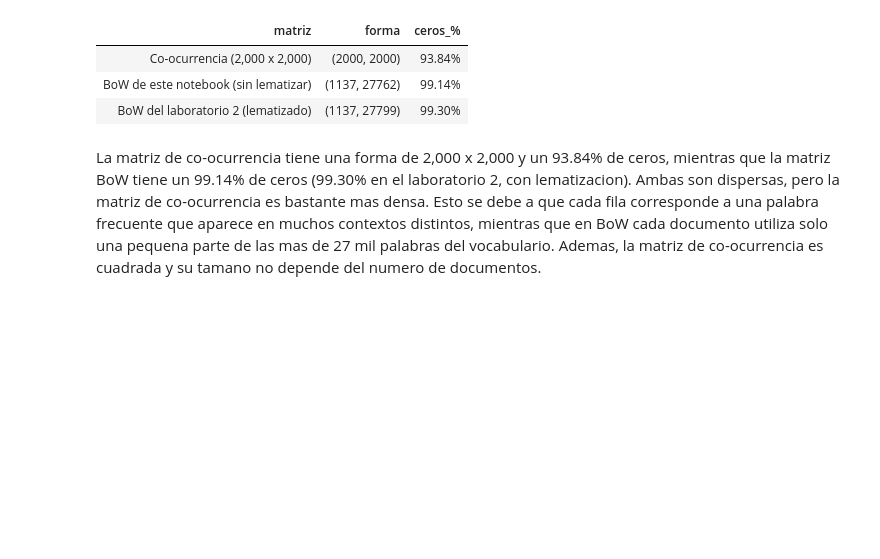
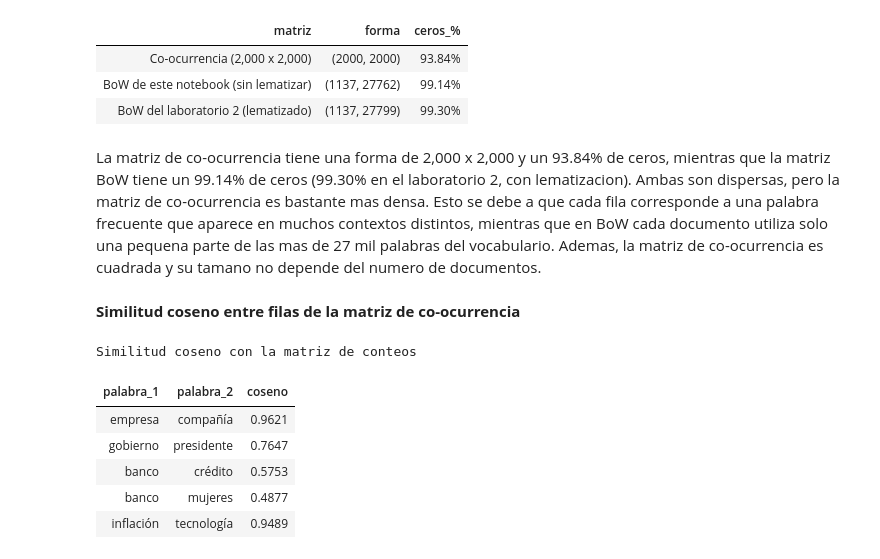
Before and after one commit to JuanDi37/NLP-laboratorio-9, a Jupyter notebook: Laboratorio9.ipynb, the cells around one changed output. Drawn from its saved outputs; the diff is of its cells as text; code cells hidden in the pictures; blank space fills up the shorter version.

```diff
--- a/Laboratorio9.ipynb
+++ b/Laboratorio9.ipynb
@@ -462,3 +462,44 @@ Dispersión de las matrices
 | BoW del laboratorio 2 (lematizado) | (1137, 27799) | 99.30% |
 # %% [markdown]
 La matriz de co-ocurrencia tiene una forma de 2,000 x 2,000 y un 93.84% de ceros, mientras que la matriz BoW tiene un 99.14% de ceros (99.30% en el laboratorio 2, con lematizacion). Ambas son dispersas, pero la matriz de co-ocurrencia es bastante mas densa. Esto se debe a que cada fila corresponde a una palabra frecuente que aparece en muchos contextos distintos, mientras que en BoW cada documento utiliza solo una pequena parte de las mas de 27 mil palabras del vocabulario. Ademas, la matriz de co-ocurrencia es cuadrada y su tamano no depende del numero de documentos.
+# %% [markdown]
+**Similitud coseno entre filas de la matriz de co-ocurrencia**
+# %%
+#similitud coseno entre las filas de la matriz de conteos
+
+def coseno(u, v):
+    return np.dot(u, v) / (np.linalg.norm(u) * np.linalg.norm(v))
+
+pares_cooc = [
+    ("empresa", "compañía"),
+    ("gobierno", "presidente"),
+    ("banco", "crédito"),
+    ("banco", "mujeres"),
+    ("inflación", "tecnología")
+]
+
+resultados_cos = []
+for a, b in pares_cooc:
+    if a in indice_cooc and b in indice_cooc:
+        resultados_cos.append({
+            "palabra_1": a,
+            "palabra_2": b,
+            "coseno": coseno(matriz_cooc[indice_cooc[a]], matriz_cooc[indice_cooc[b]])
+        })
+    else:
+        print(f"El par {a} / {b} no esta en el top {N_PALABRAS}")
+
+display(
+    pd.DataFrame(resultados_cos).style
+    .hide(axis="index")
+    .format({"coseno": "{:.4f}"})
+    .set_caption("Similitud coseno con la matriz de conteos")
+)
+# %% [output]
+Similitud coseno con la matriz de conteos
+| palabra_1 | palabra_2 | coseno |
+| empresa | compañía | 0.9621 |
+| gobierno | presidente | 0.7647 |
+| banco | crédito | 0.5753 |
+| banco | mujeres | 0.4877 |
+| inflación | tecnología | 0.9489 |
```
Also changed, not shown: parts of 11 cells of this notebook, 1 other file.
